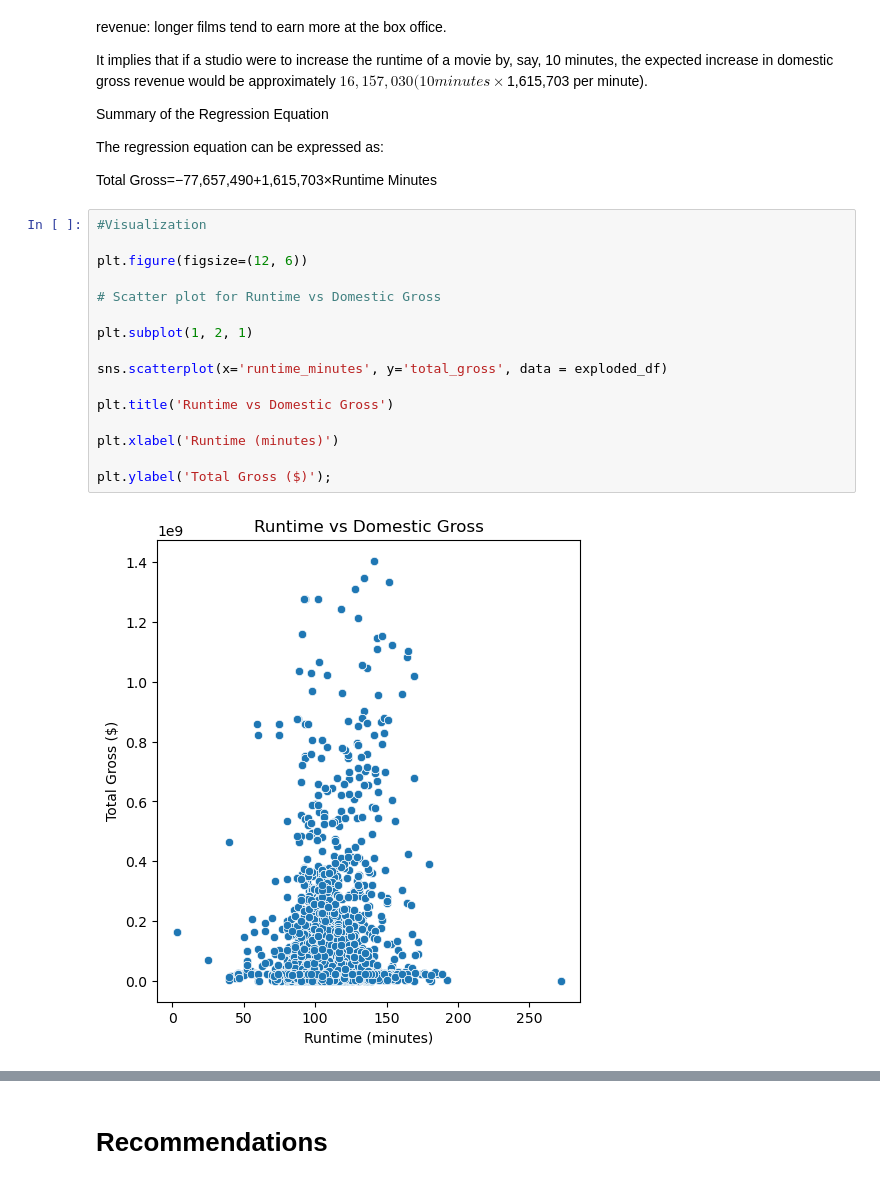
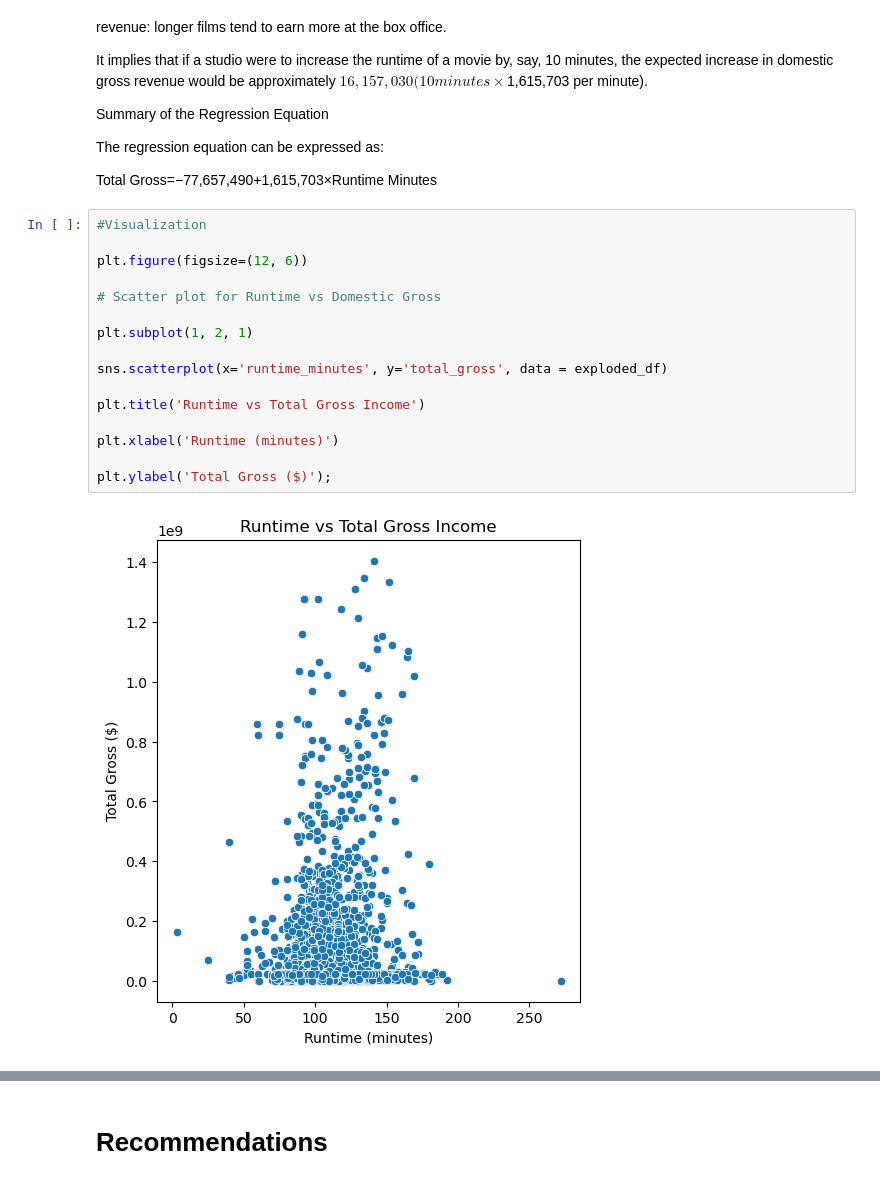
Before and after one commit to She-LoyceTsuma/dsc-phase-2-project-v3, a Jupyter notebook: student.ipynb, the cells around one changed output, grey strips where cells are left out. Saved outputs shown, nothing was run; the diff lists cells and outputs as text.

```diff
--- a/student.ipynb
+++ b/student.ipynb
@@ -459,18 +459,18 @@ Total Gross=−77,657,490+1,615,703×Runtime Minutes
 # %%
 #Visualization
 
 plt.figure(figsize=(12, 6))
 
 # Scatter plot for Runtime vs Domestic Gross
 
 plt.subplot(1, 2, 1)
 
 sns.scatterplot(x='runtime_minutes', y='total_gross', data = exploded_df)
 
-plt.title('Runtime vs Domestic Gross')
+plt.title('Runtime vs Total Gross Income')
 
 plt.xlabel('Runtime (minutes)')
 
 plt.ylabel('Total Gross ($)');
 # %% [output]
-[figure, old version]
+[figure, new version]
```
Also changed, not shown: parts of 2 cells of this notebook.
